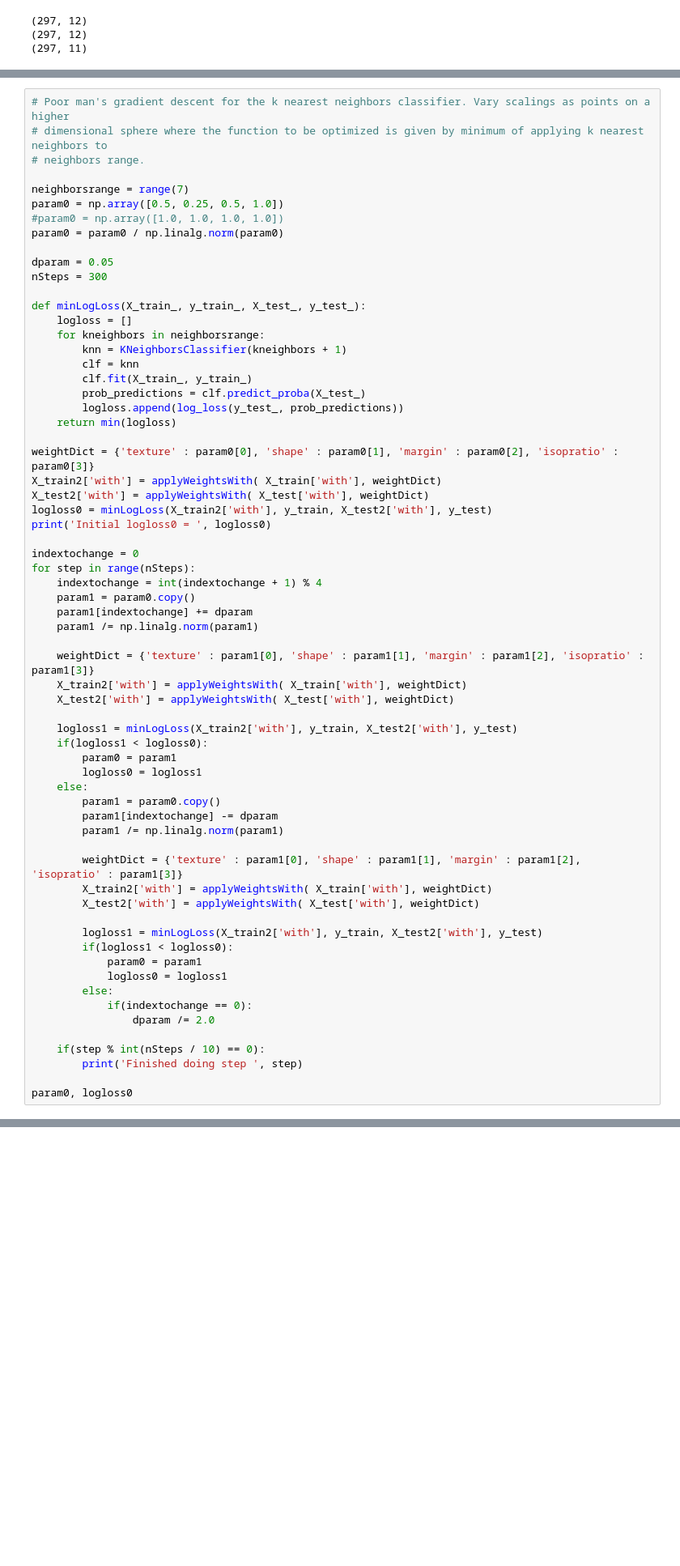
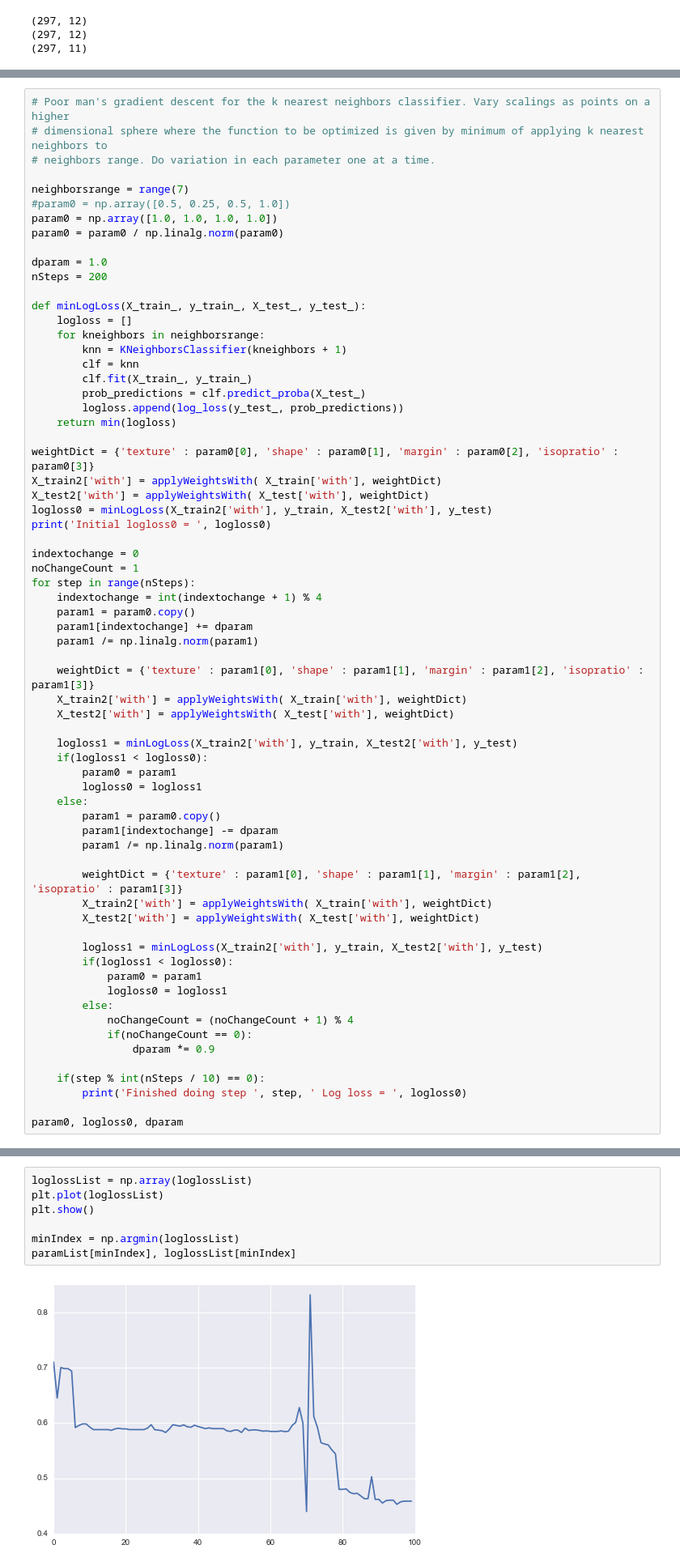
Before and after one commit to MatthewMcGonagle/KaggleLeaf, a Jupyter notebook: analyzeratios.ipynb, the cells around one changed output, grey strips where cells are left out. Shown at 81% size. Cells and saved outputs as stored; diff of their text form; blank space fills up the shorter version.

```diff
--- a/analyzeratios.ipynb
+++ b/analyzeratios.ipynb
@@ -508,15 +506,15 @@ results_df[results_df['LogLossWith'] < 0.5]
 # %%
 # Poor man's gradient descent for the k nearest neighbors classifier. Vary scalings as points on a higher
 # dimensional sphere where the function to be optimized is given by minimum of applying k nearest neighbors to
-# neighbors range.
+# neighbors range. Do variation in each parameter one at a time.
 
 neighborsrange = range(7)
-param0 = np.array([0.5, 0.25, 0.5, 1.0])
-#param0 = np.array([1.0, 1.0, 1.0, 1.0])
+#param0 = np.array([0.5, 0.25, 0.5, 1.0])
+param0 = np.array([1.0, 1.0, 1.0, 1.0])
 param0 = param0 / np.linalg.norm(param0)
 
-dparam = 0.05
-nSteps = 300
+dparam = 1.0
+nSteps = 200
 
 def minLogLoss(X_train_, y_train_, X_test_, y_test_):
     logloss = []
@@ -535,6 +533,7 @@ logloss0 = minLogLoss(X_train2['with'], y_train, X_test2['with'], y_test)
 print('Initial logloss0 = ', logloss0)
 
 indextochange = 0
+noChangeCount = 1
 for step in range(nSteps):
     indextochange = int(indextochange + 1) % 4
     param1 = param0.copy()
@@ -563,11 +562,12 @@ for step in range(nSteps):
             param0 = param1
             logloss0 = logloss1
         else:
-            if(indextochange == 0):
-                dparam /= 2.0
+            noChangeCount = (noChangeCount + 1) % 4
+            if(noChangeCount == 0):
+                dparam *= 0.9
 
     if(step % int(nSteps / 10) == 0):
-        print('Finished doing step ', step)
+        print('Finished doing step ', step, ' Log loss = ', logloss0)
 
-param0, logloss0
+param0, logloss0, dparam
 # %% [output]
@@ -586,0 +694,9 @@ Finished doing step  270
+# %%
+loglossList = np.array(loglossList)
+plt.plot(loglossList)
+plt.show()
+
+minIndex = np.argmin(loglossList)
+paramList[minIndex], loglossList[minIndex]
+# %% [output]
+[figure, added]
```
Also changed, not shown: parts of 9 cells of this notebook.
